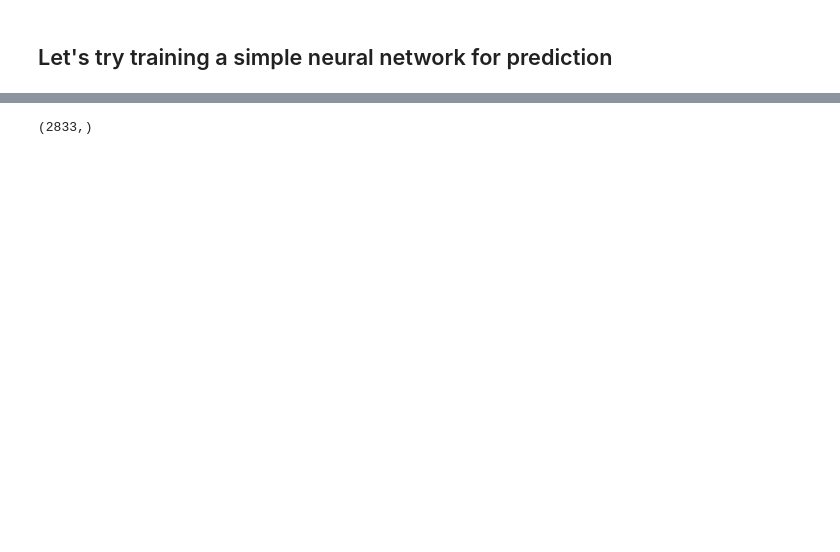
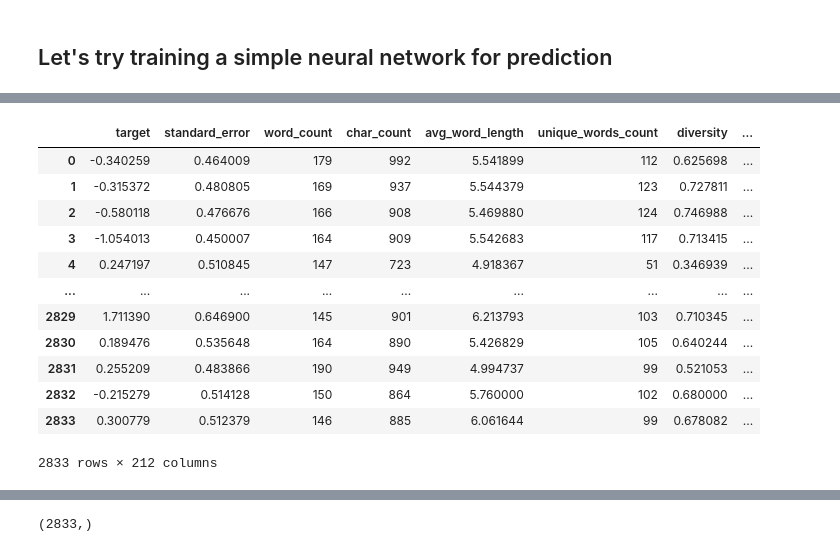
Before and after one commit to exemartinez/makeovermonday_projects, a Jupyter notebook: scripts/readability_kaggle_wrangling.ipynb, the cells around one changed output, grey strips where cells are left out. Drawn from its saved outputs; the diff is of its cells as text; code cells hidden in the pictures; blank space fills up the shorter version.

```diff
--- a/scripts/readability_kaggle_wrangling.ipynb
+++ b/scripts/readability_kaggle_wrangling.ipynb
@@ -307,0 +312,2 @@ df_indexed.head()
+# %%
+PrimeWords = df_final_clean2.applymap(lambda x: convertir(x))
@@ -308,2 +344,18 @@ df_indexed.head()
+# %%
+df_final_clean
+# %% [output]
+|  | target | standard_error | word_count | char_count | avg_word_length | unique_words_count | diversity | ... |
+| 0 | -0.340259 | 0.464009 | 179 | 992 | 5.541899 | 112 | 0.625698 | ... |
+| 1 | -0.315372 | 0.480805 | 169 | 937 | 5.544379 | 123 | 0.727811 | ... |
+| 2 | -0.580118 | 0.476676 | 166 | 908 | 5.469880 | 124 | 0.746988 | ... |
+| 3 | -1.054013 | 0.450007 | 164 | 909 | 5.542683 | 117 | 0.713415 | ... |
+| 4 | 0.247197 | 0.510845 | 147 | 723 | 4.918367 | 51 | 0.346939 | ... |
+| ... | ... | ... | ... | ... | ... | ... | ... | ... |
+| 2829 | 1.711390 | 0.646900 | 145 | 901 | 6.213793 | 103 | 0.710345 | ... |
+| 2830 | 0.189476 | 0.535648 | 164 | 890 | 5.426829 | 105 | 0.640244 | ... |
+| 2831 | 0.255209 | 0.483866 | 190 | 949 | 4.994737 | 99 | 0.521053 | ... |
+| 2832 | -0.215279 | 0.514128 | 150 | 864 | 5.760000 | 102 | 0.680000 | ... |
+| 2833 | 0.300779 | 0.512379 | 146 | 885 | 6.061644 | 99 | 0.678082 | ... |
+2833 rows × 212 columns
 # %%
 # Preparing the data...
```
Also changed, not shown: parts of 21 cells of this notebook.
